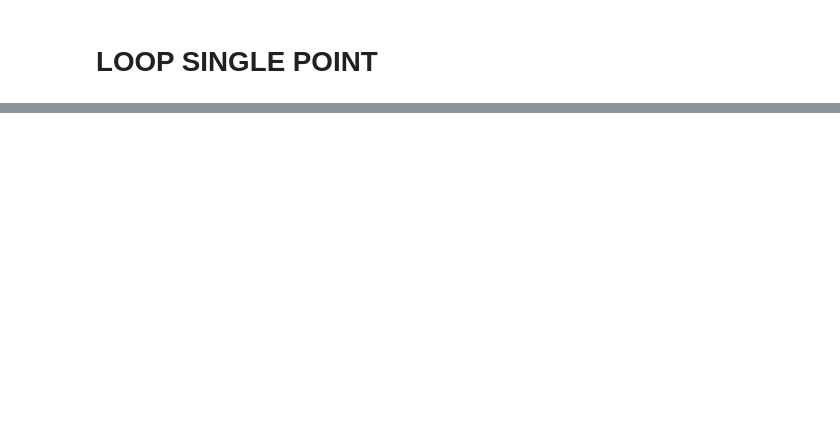
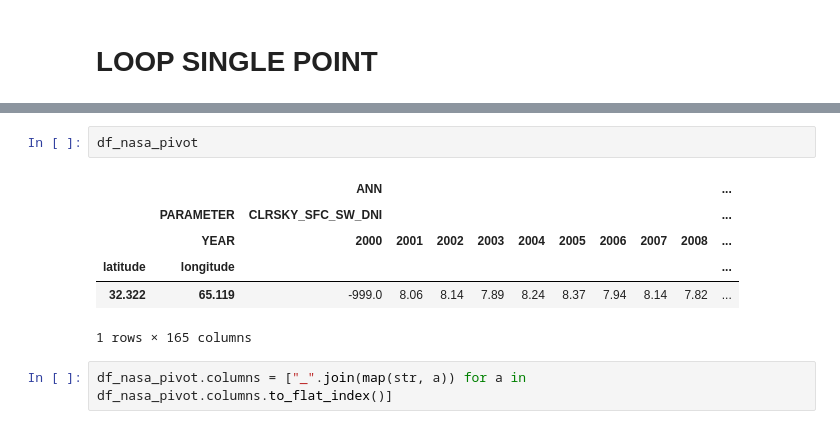
Before and after one commit to tomashbk/solar_wind_power_plants_prediction, a Jupyter notebook: notebooks/0.1-first-EDA.ipynb, the cells around one changed output, grey strips where cells are left out. Drawn from its saved outputs; the diff is of its cells as text; blank space fills up the shorter version.

```diff
--- a/notebooks/0.1-first-EDA.ipynb
+++ b/notebooks/0.1-first-EDA.ipynb
@@ -96,0 +164,11 @@ df_response.to_csv(filename)
+# %%
+df_nasa_pivot
+# %% [output]
+|  |  | ANN |  |  |  |  |  |  |  |  | ... |
+|  | PARAMETER | CLRSKY_SFC_SW_DNI |  |  |  |  |  |  |  |  | ... |
+|  | YEAR | 2000 | 2001 | 2002 | 2003 | 2004 | 2005 | 2006 | 2007 | 2008 | ... |
+| latitude | longitude |  |  |  |  |  |  |  |  |  | ... |
+| 32.322 | 65.119 | -999.0 | 8.06 | 8.14 | 7.89 | 8.24 | 8.37 | 7.94 | 8.14 | 7.82 | ... |
+1 rows × 165 columns
+# %%
+df_nasa_pivot.columns = ["_".join(map(str, a)) for a in df_nasa_pivot.columns.to_flat_index()]
```
Also changed, not shown: parts of 15 cells of this notebook.
